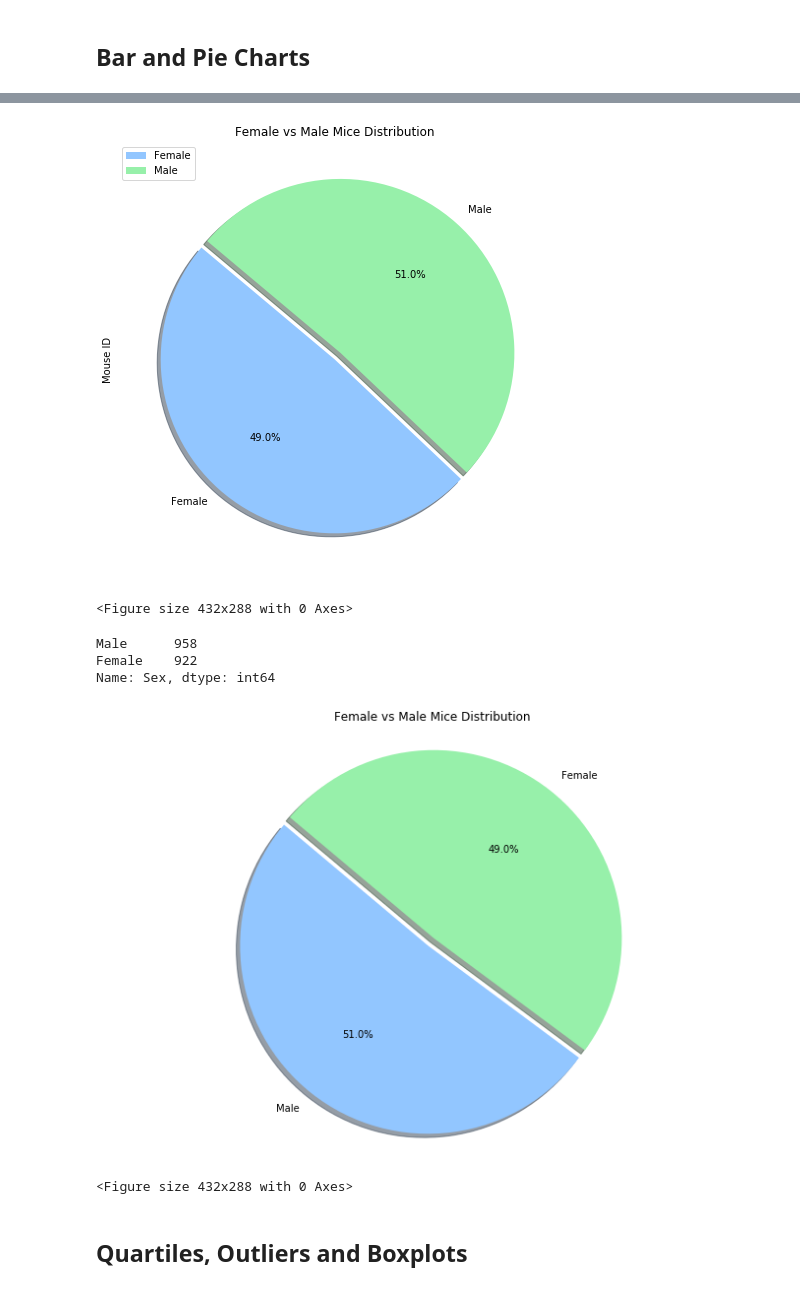
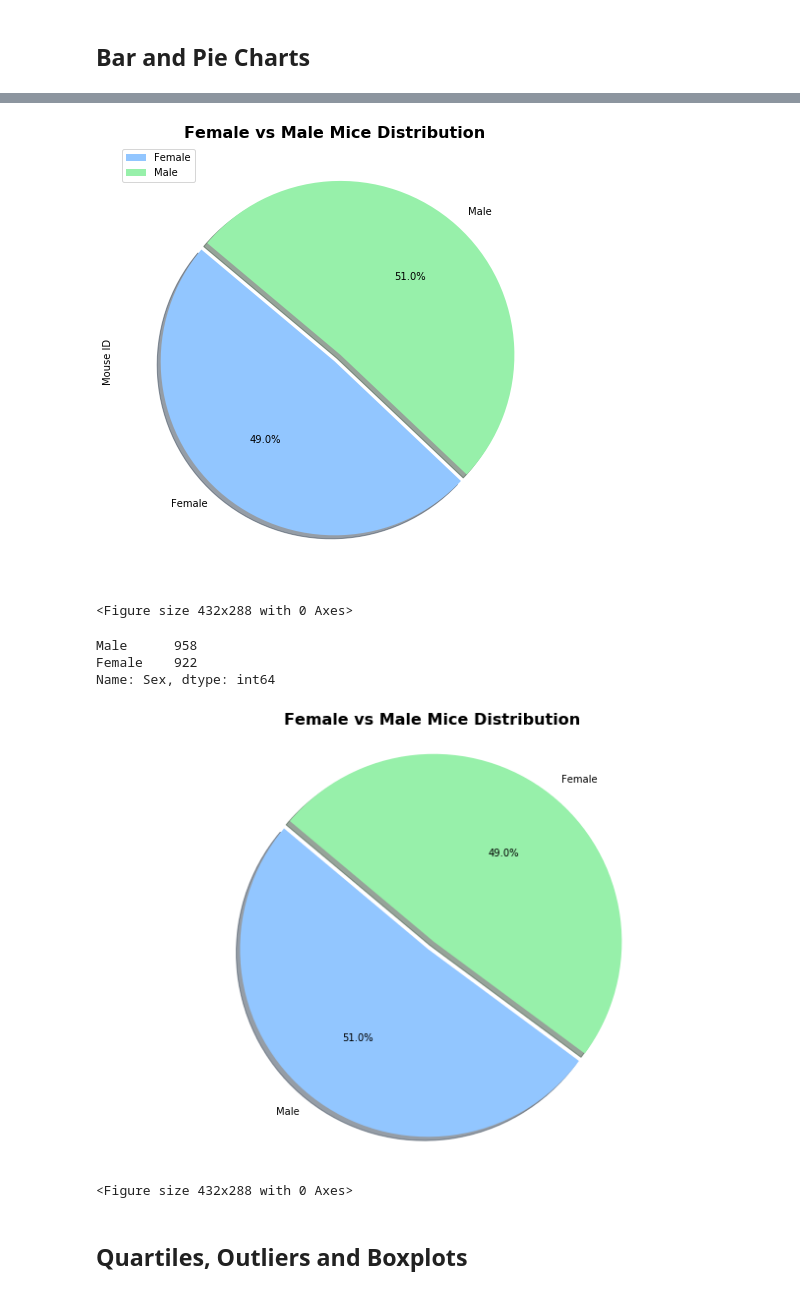
Before and after one commit to aashitarakesh/Matplotlib_Challenge, a Jupyter notebook: pymaceuticals_starter.ipynb, the cells around one changed output, grey strips where cells are left out. Drawn from its saved outputs; the diff is of its cells as text; code cells hidden in the pictures.

```diff
--- a/pymaceuticals_starter.ipynb
+++ b/pymaceuticals_starter.ipynb
@@ -160,40 +194,39 @@ gender_mice = gender_mice.set_index('Sex')
 gender_mice.plot(kind='pie',subplots=True, explode =(0, 0.05), shadow = True, startangle=140,figsize=(12,8), autopct='%1.1f%%')
 
 # Set a title for the chart
-plt.title('Female vs Male Mice Distribution')
+plt.title('Female vs Male Mice Distribution',fontweight='bold',fontsize = 16)
 
 # Save an image of our chart and print the final product to the screen
-plt.savefig("Analysis/PandaPies.png")
+plt.savefig('Analysis/PandaPies.png')
 plt.show()
 plt.tight_layout()
 # %% [output]
-[figure, old version]
+[figure, new version]
 <Figure size 432x288 with 0 Axes>
 # %%
 # Generate a pie plot showing the distribution of female versus male mice using pyplot
-mice_sex = clean_df["Sex"].value_counts()
+mice_sex = clean_df['Sex'].value_counts()
 print(mice_sex)
 
 # Create Labels for the sections of the pie
 labels = ['Male','Female']
 explode = (0, 0.05)
 
 # Tell matplotlib to create a pie chart based upon the above data
-# plt.style.use('seaborn-pastel')
 plt.figure(figsize=(12,8))
 plt.pie(mice_sex, explode=explode, labels=labels,autopct='%1.1f%%', shadow=True, startangle=140)
-plt.title('Female vs Male Mice Distribution')
+plt.title('Female vs Male Mice Distribution',fontweight='bold',fontsize = 16)
 plt.axis('equal')
 
 # Save an image of our chart and print the final product to the screen
-plt.savefig("Analysis/PyPies.png")
+plt.savefig('Analysis/PyPies.png')
 plt.show()
 plt.tight_layout()
 # %% [output]
 Male      958
 Female    922
 Name: Sex, dtype: int64
-[figure, old version]
+[figure, new version]
 <Figure size 432x288 with 0 Axes>
 # %% [markdown]
 ## Quartiles, Outliers and Boxplots
```
Also changed, not shown: parts of 24 cells of this notebook, 11 other files.
